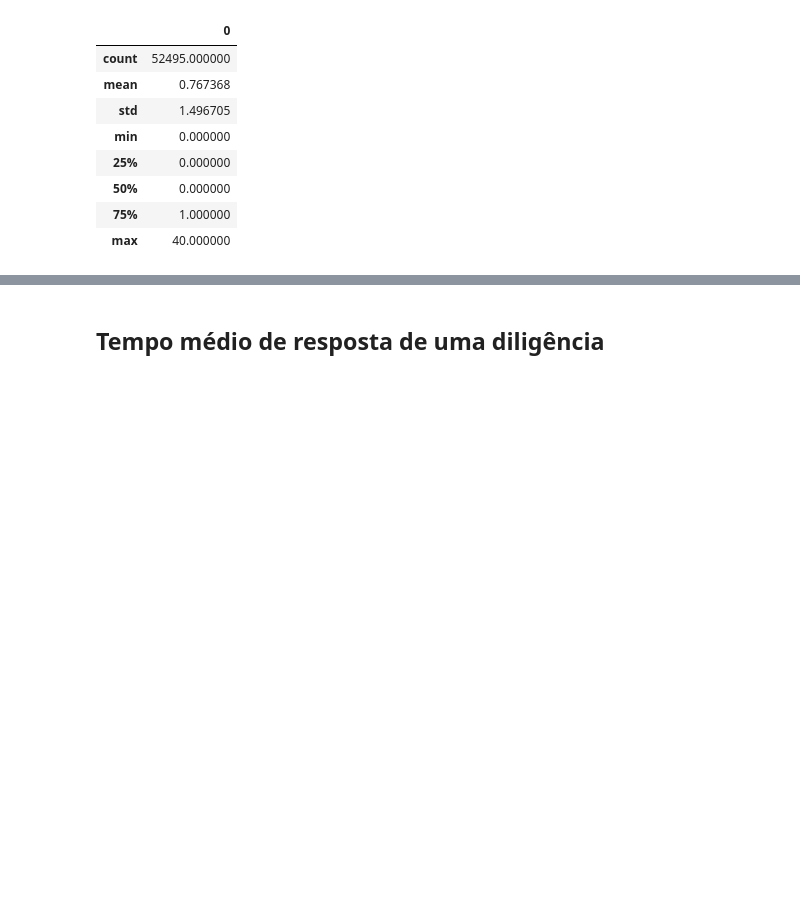
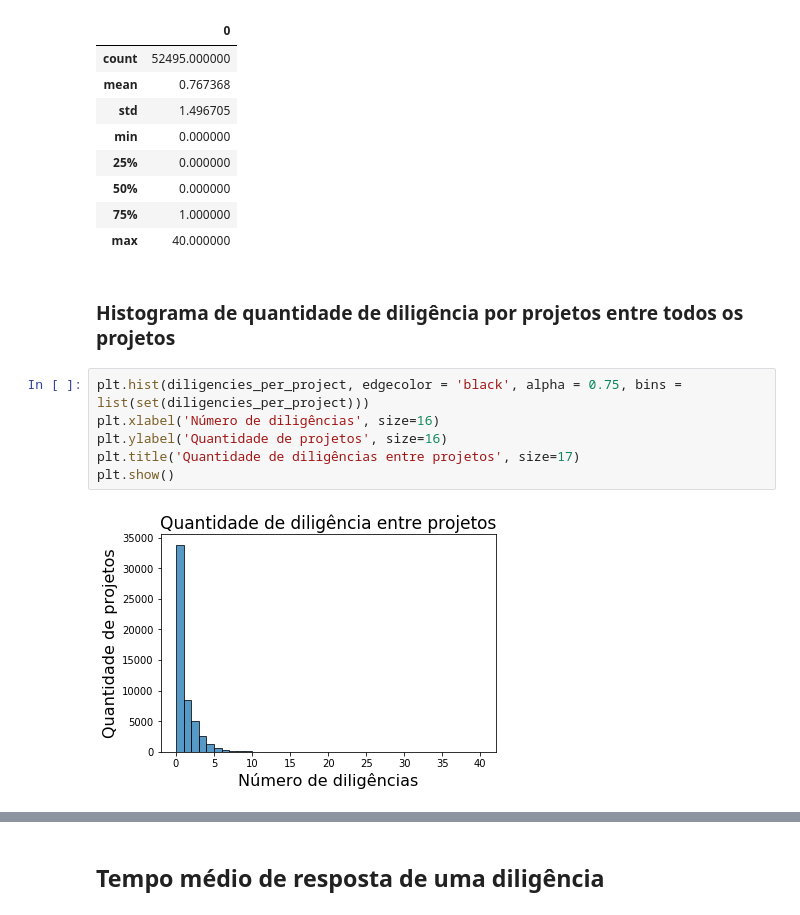
Before and after one commit to lappis-unb/salic-ml, a Jupyter notebook: notebooks/diligencies-metrics.ipynb, the cells around one changed output, grey strips where cells are left out. Saved outputs shown, nothing was run; the diff lists cells and outputs as text; blank space fills up the shorter version.

```diff
--- a/notebooks/diligencies-metrics.ipynb
+++ b/notebooks/diligencies-metrics.ipynb
@@ -150,3 +152,13 @@ pd.DataFrame(diligencies_per_project).describe()
 | 50% | 0.000000 |
 | 75% | 1.000000 |
 | max | 40.000000 |
+# %% [markdown]
+### Histograma de quantidade de diligência por projetos entre todos os projetos
+# %%
+plt.hist(diligencies_per_project, edgecolor = 'black', alpha = 0.75, bins = list(set(diligencies_per_project)))
+plt.xlabel('Número de diligências', size=16)
+plt.ylabel('Quantidade de projetos', size=16)
+plt.title('Quantidade de diligências entre projetos', size=17)
+plt.show()
+# %% [output]
+[figure, added]
```
Also changed, not shown: parts of 8 cells of this notebook.
